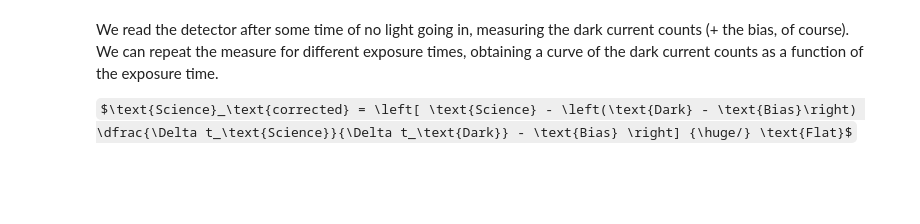
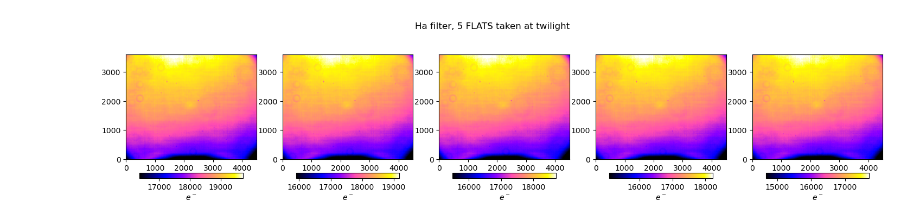
Before and after one commit to robertoinfurna/lab_TOBI_telescope, a Jupyter notebook: Ha_filter.ipynb, the cells around one changed output. Cells and saved outputs as stored; diff of their text form; code cells hidden in the pictures; some formulas as TeX source; blank space fills up the shorter version.

```diff
--- a/Ha_filter.ipynb
+++ b/Ha_filter.ipynb
@@ -112 +133,13 @@ plt.show()
+# %%
+fig, ax = plt.subplots(1,5,figsize=(18,3.3))
+fig.suptitle("Ha filter, 5 FLATS taken at twilight")
+
+for i in range(5):
+
+    im = ax[i].imshow(flat[i] * gain_factor, clim=np.quantile(flat[i]*gain_factor, [0.01, 0.99]), cmap='gnuplot2', origin='lower')  # Use clim to scale the image based on the 1st and 99th quantiles
+    plt.colorbar(im, ax=ax[i], location='bottom', fraction=0.0375, pad=0.1, label="$e^-$")  # Make sure to use the `im` object for colorbar
+
+plt.show()
+# %% [output]
+[figure, added]
 # %%
@@ -125,5 +156,0 @@ gc.collect();
-# %% [markdown]
-We read the detector after some time of no light going in, measuring the dark current counts (+ the bias, of course).\
-We can repeat the measure for different exposure times, obtaining a curve of the dark current counts as a function of the exposure time.
-
-$\text{Science}_\text{corrected} = \left[ \text{Science} - \left(\text{Dark} - \text{Bias}\right) \dfrac{\Delta t_\text{Science}}{\Delta t_\text{Dark}} - \text{Bias} \right] {\huge/} \text{Flat}$
```
Also changed, not shown: parts of 17 cells of this notebook.
